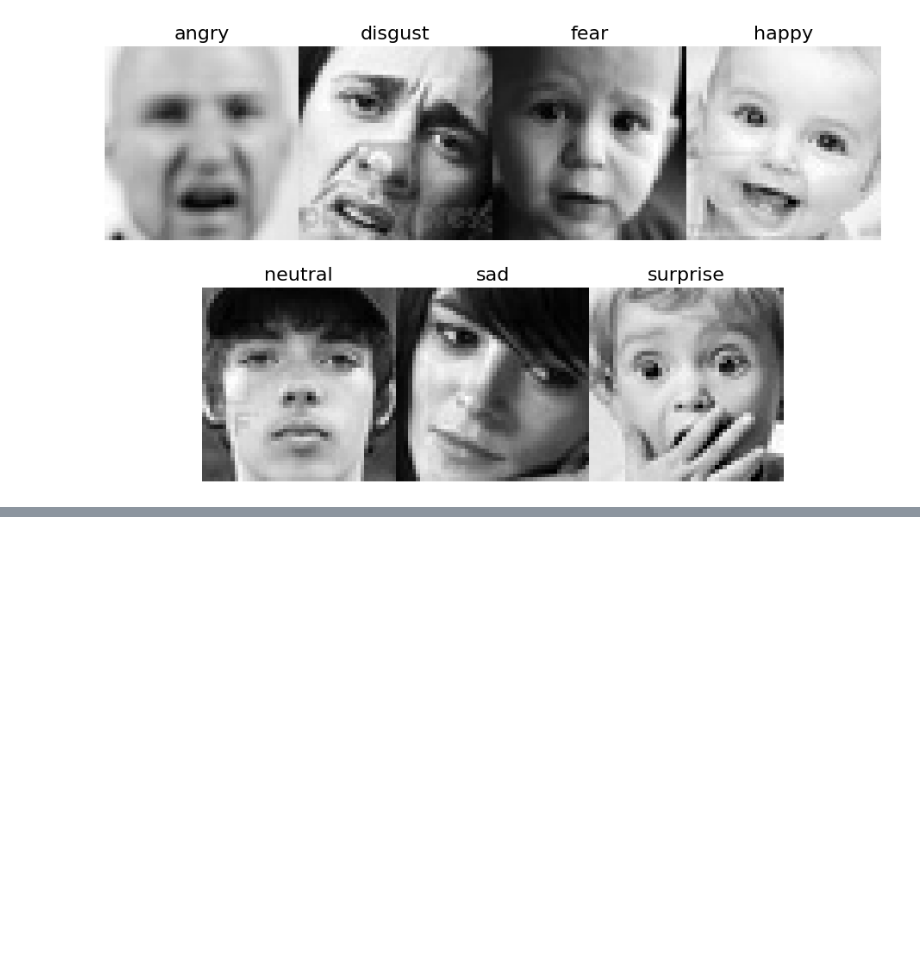
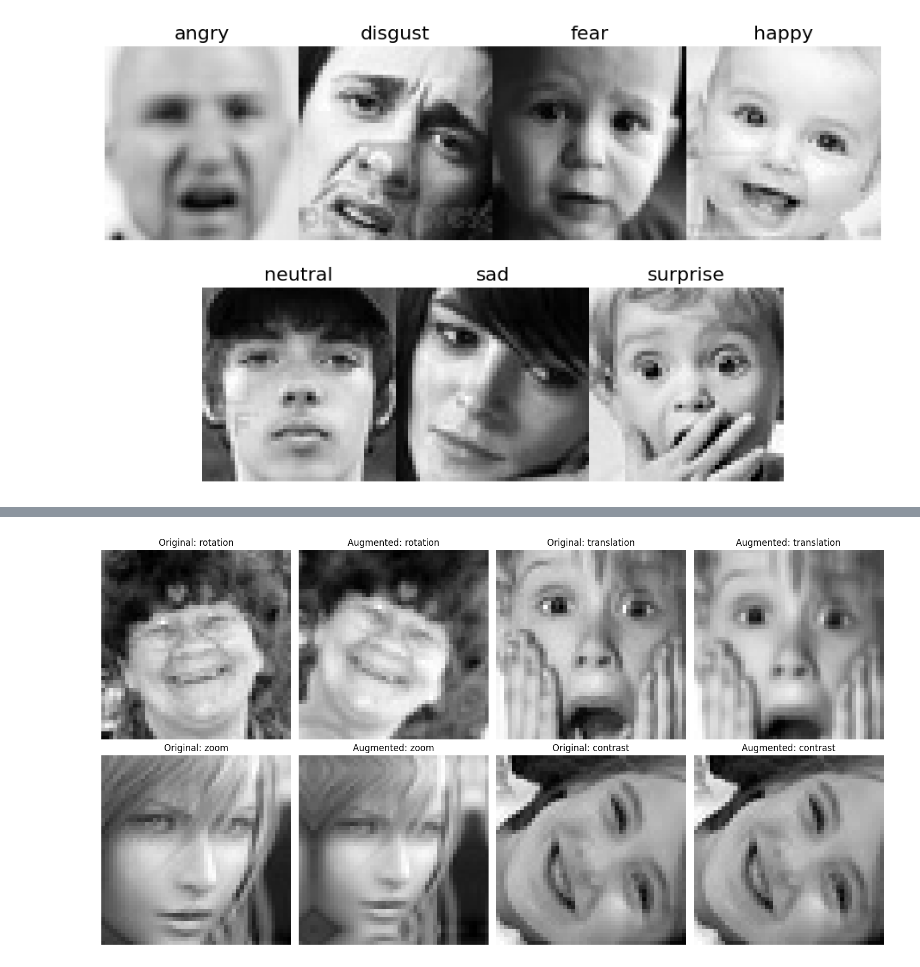
Before and after one commit to Negrini085/DeepLearning, a Jupyter notebook: Progetto/Dataset/dataset.ipynb, the cells around one changed output, grey strips where cells are left out. Cells and saved outputs as stored; diff of their text form; code cells hidden in the pictures; blank space fills up the shorter version.

```diff
--- a/Progetto/Dataset/dataset.ipynb
+++ b/Progetto/Dataset/dataset.ipynb
@@ -187,19 +176,0 @@ plt.show()
-# %%
-images, labels = next(iter(trDat))
-cls = ['angry', 'disgust', 'fear', 'happy', 'neutral', 'sad', 'surprise']
-
-for i, lab in enumerate(labels):
-    if np.argmax(lab) == 0:
-        img = images[i].numpy().astype("uint8")
-label = "Angry" #cls[np.argmax(labels[0].numpy())]
-
-plt.figure(figsize=(6,6))
-plt.imshow(img.squeeze(), cmap="gray")
-plt.title(f"Classe: {label}", fontsize = 20)
-plt.axis("off")
-
-plt.figure(figsize=(6,6))
-plt.imshow(images[1].numpy().astype("uint8").squeeze(), cmap="gray")
-plt.title(f"Classe: " + cls[np.argmax(labels[1].numpy())], fontsize = 20)
-plt.axis("off")
-plt.show()
@@ -208,0 +177,33 @@ plt.show()
+# %%
+img, lab = next(iter(teDat))
+fig, ax = plt.subplots(2, 4, figsize=(15,8))
+
+augN = ["rotation", "translation", "zoom", "contrast"]
+augm = [RandomRotation(0.1), RandomTranslation(0.1,0.1), RandomZoom(0.2), RandomContrast(0.1)]
+
+
+for i, (aug, name) in enumerate(zip(augm, augN)):
+    im = np.expand_dims(img[i], axis=0)
+
+    # Applica augmentazione
+    augIm = aug(im, training=True)
+    augIm = tf.squeeze(augIm).numpy()
+
+    j = i
+    if i >= 2:
+        j = i%2
+
+    # Originale
+    ax[i//2, 2*j].imshow(tf.squeeze(im).numpy(), cmap='gray')
+    ax[i//2, 2*j].set_title(f"Original: {name}")
+    ax[i//2, 2*j].axis('off')
+
+    # Modificata
+    ax[i//2, 2*j+1].imshow(augIm, cmap='gray')
+    ax[i//2, 2*j+1].set_title(f"Augmented: {name}")
+    ax[i//2, 2*j+1].axis('off')
+
+plt.tight_layout()
+plt.show()
+# %% [output]
+[figure, added]
```
Also changed, not shown: parts of 4 cells of this notebook, 7 other files.
